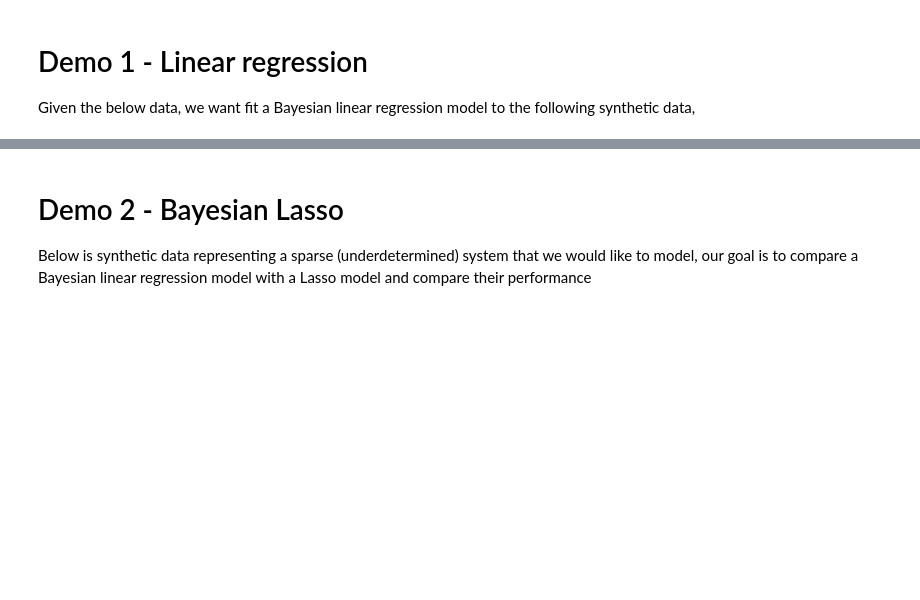
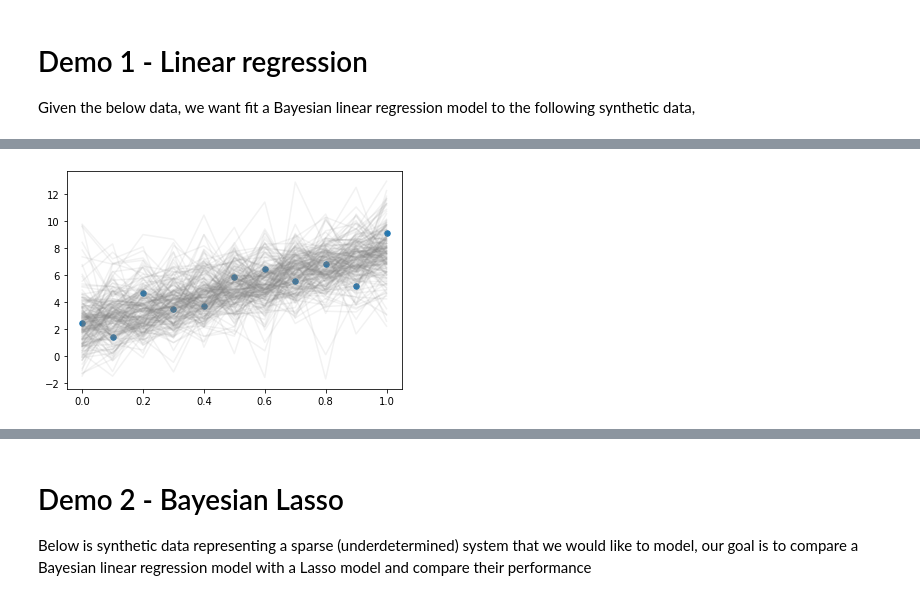
Before and after one commit to Sta663-Sp22/exercises, a Jupyter notebook: class_2022_03_16.ipynb, the cells around one changed output, grey strips where cells are left out. Saved outputs shown, nothing was run; the diff lists cells and outputs as text; code cells hidden in the pictures; blank space fills up the shorter version.

```diff
--- a/class_2022_03_16.ipynb
+++ b/class_2022_03_16.ipynb
@@ -19,0 +130,3 @@ y = m*x + b + np.random.randn(n)
+# %%
+with lm:
+    pp = pm.sample_posterior_predictive(trace, samples=200)
@@ -19,0 +137,7 @@ y = m*x + b + np.random.randn(n)
+# %%
+plt.figure()
+plt.plot(x, pp["y"].T, c="grey", alpha=0.1)
+plt.scatter(x,y,s=30, label="data")
+plt.show()
+# %% [output]
+[figure, added]
```
Also changed, not shown: parts of 23 cells of this notebook.
